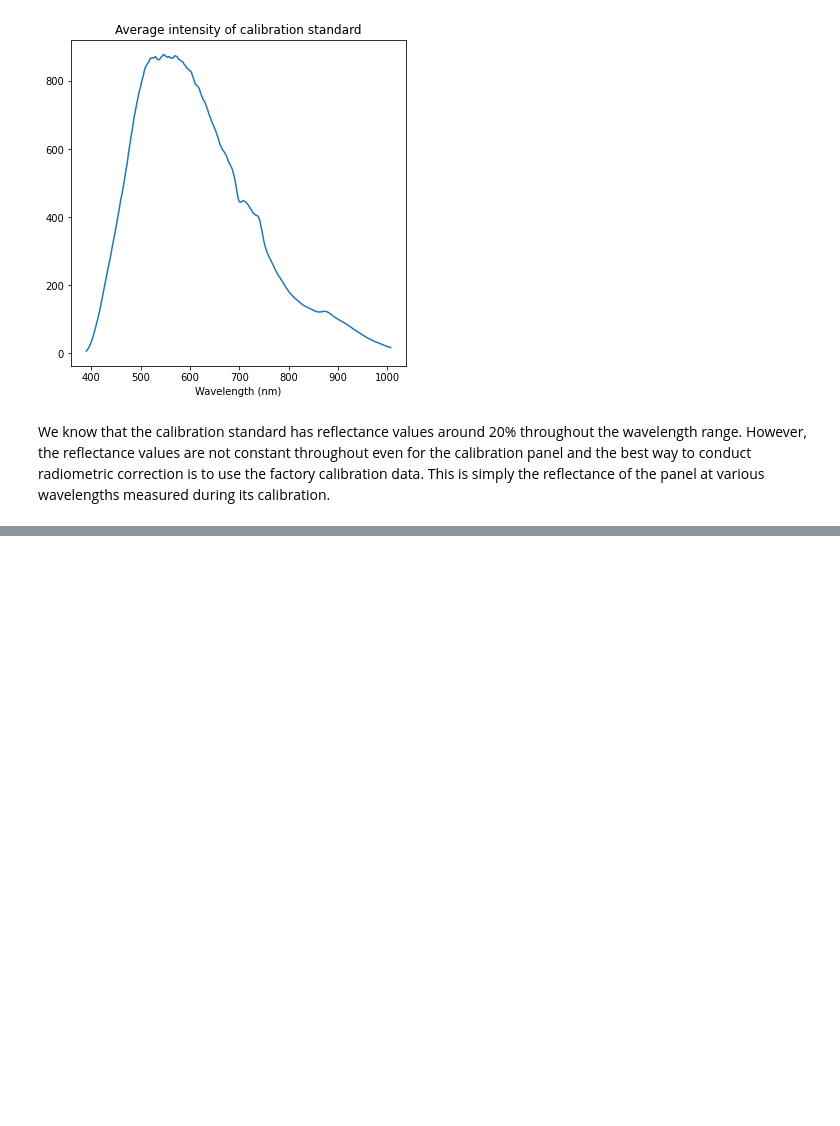
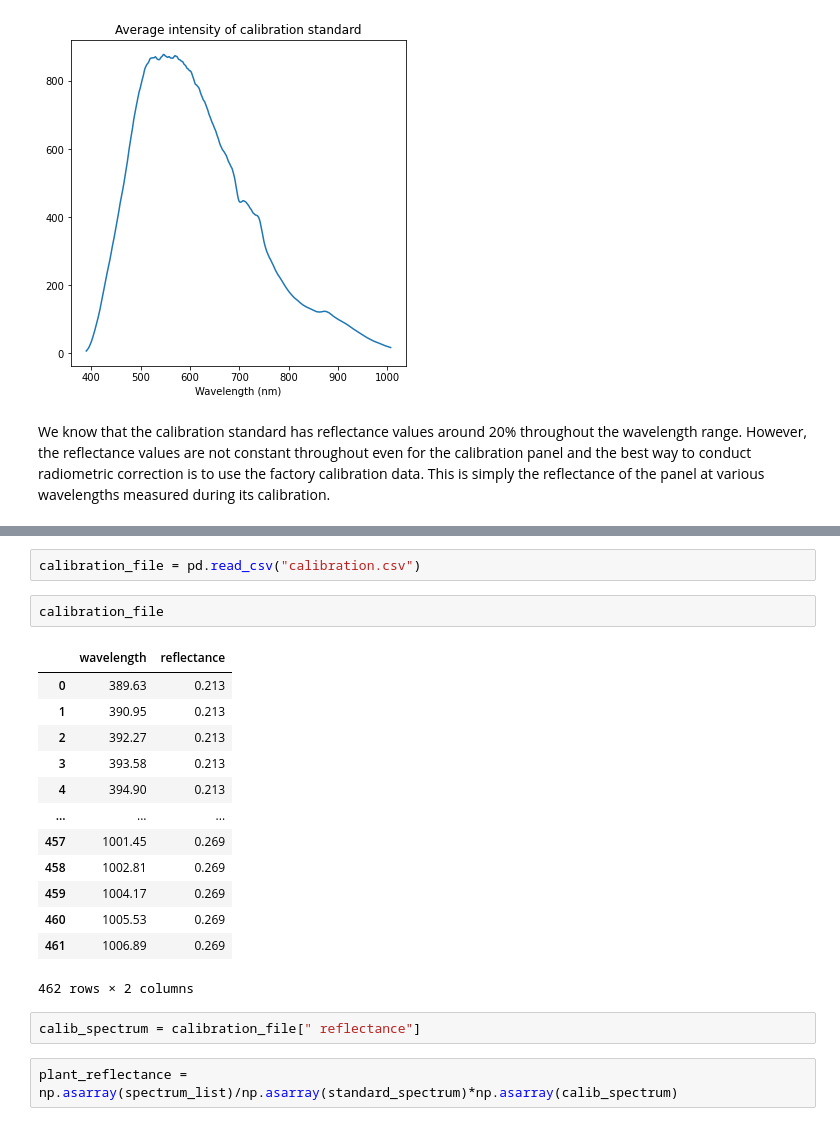
Before and after one commit to piyuss/hyperspectral-image-demo, a Jupyter notebook: Hyper_image_demo.ipynb, the cells around one changed output, grey strips where cells are left out. Saved outputs shown, nothing was run; the diff lists cells and outputs as text; blank space fills up the shorter version.

```diff
--- a/Hyper_image_demo.ipynb
+++ b/Hyper_image_demo.ipynb
@@ -397,0 +411,22 @@ We know that the calibration standard has reflectance values around 20% througho
+# %%
+calibration_file = pd.read_csv("calibration.csv")
+# %%
+calibration_file
+# %% [output]
+|  | wavelength | reflectance |
+| 0 | 389.63 | 0.213 |
+| 1 | 390.95 | 0.213 |
+| 2 | 392.27 | 0.213 |
+| 3 | 393.58 | 0.213 |
+| 4 | 394.90 | 0.213 |
+| ... | ... | ... |
+| 457 | 1001.45 | 0.269 |
+| 458 | 1002.81 | 0.269 |
+| 459 | 1004.17 | 0.269 |
+| 460 | 1005.53 | 0.269 |
+| 461 | 1006.89 | 0.269 |
+462 rows × 2 columns
+# %%
+calib_spectrum = calibration_file[" reflectance"]
+# %%
+plant_reflectance = np.asarray(spectrum_list)/np.asarray(standard_spectrum)*np.asarray(calib_spectrum)
```
Also changed, not shown: parts of 2 cells of this notebook.
